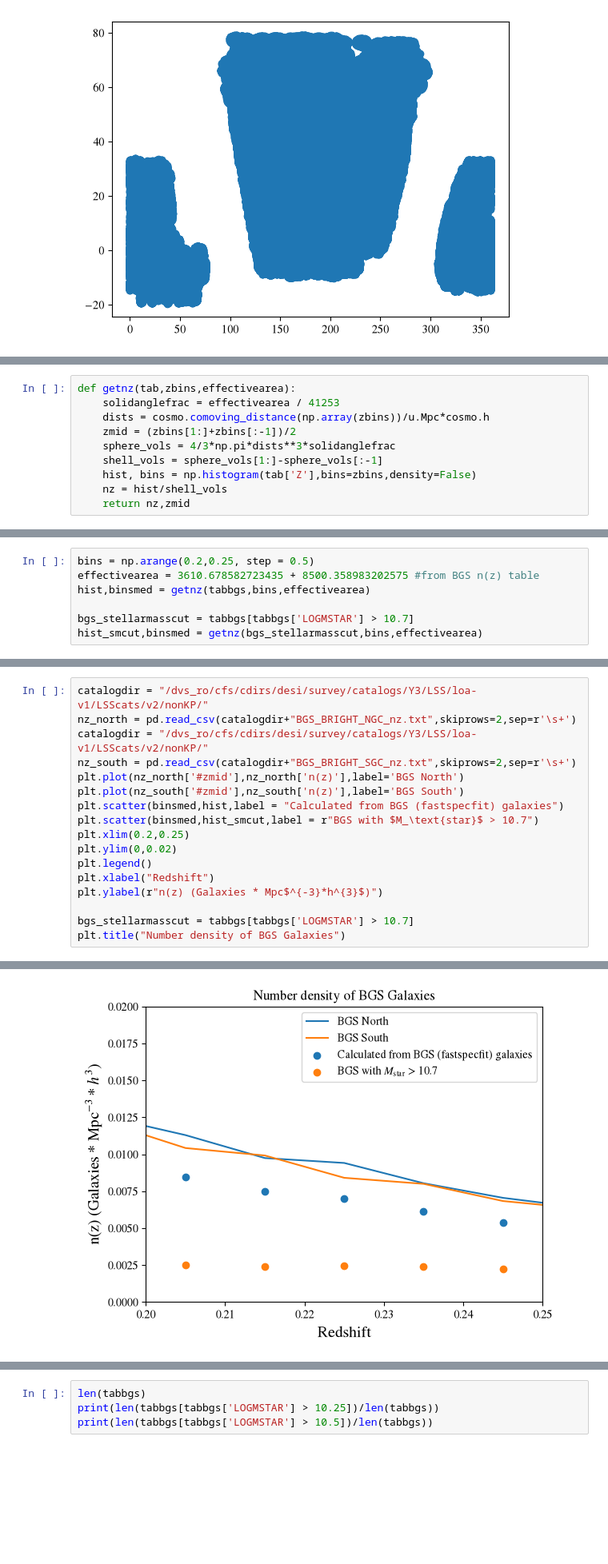
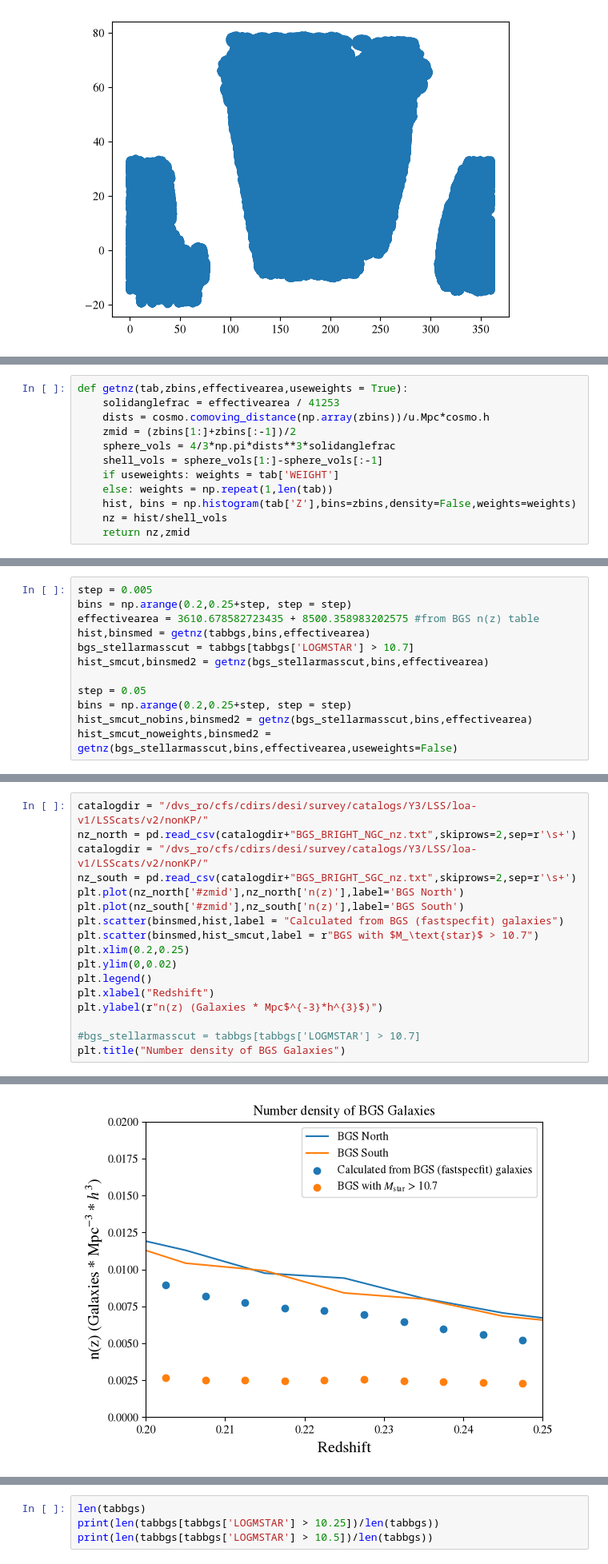
Before and after one commit to catherine-miller/bgsmaps, a Jupyter notebook: sample_density_selection.ipynb, the cells around one changed output, grey strips where cells are left out. Shown at 80% size. Saved outputs shown, nothing was run; the diff lists cells and outputs as text; blank space fills up the shorter version.

```diff
--- a/sample_density_selection.ipynb
+++ b/sample_density_selection.ipynb
@@ -61,10 +87,12 @@ plt.scatter(tabbgs['RA'],tabbgs['DEC'])
 # %%
-def getnz(tab,zbins,effectivearea):
+def getnz(tab,zbins,effectivearea,useweights = True):
     solidanglefrac = effectivearea / 41253
     dists = cosmo.comoving_distance(np.array(zbins))/u.Mpc*cosmo.h
     zmid = (zbins[1:]+zbins[:-1])/2
     sphere_vols = 4/3*np.pi*dists**3*solidanglefrac
     shell_vols = sphere_vols[1:]-sphere_vols[:-1]
-    hist, bins = np.histogram(tab['Z'],bins=zbins,density=False)
+    if useweights: weights = tab['WEIGHT']
+    else: weights = np.repeat(1,len(tab))
+    hist, bins = np.histogram(tab['Z'],bins=zbins,density=False,weights=weights)
     nz = hist/shell_vols
     return nz,zmid
@@ -75,8 +99,13 @@ np.float64(0.6766)
 # %%
-bins = np.arange(0.2,0.25, step = 0.5)
+step = 0.005
+bins = np.arange(0.2,0.25+step, step = step)
 effectivearea = 3610.678582723435 + 8500.358983202575 #from BGS n(z) table
 hist,binsmed = getnz(tabbgs,bins,effectivearea)
+bgs_stellarmasscut = tabbgs[tabbgs['LOGMSTAR'] > 10.7]
+hist_smcut,binsmed2 = getnz(bgs_stellarmasscut,bins,effectivearea)
 
-bgs_stellarmasscut = tabbgs[tabbgs['LOGMSTAR'] > 10.7]
-hist_smcut,binsmed = getnz(bgs_stellarmasscut,bins,effectivearea)
+step = 0.05
+bins = np.arange(0.2,0.25+step, step = step)
+hist_smcut_nobins,binsmed2 = getnz(bgs_stellarmasscut,bins,effectivearea)
+hist_smcut_noweights,binsmed2 = getnz(bgs_stellarmasscut,bins,effectivearea,useweights=False)
 # %%
@@ -86,23 +115,23 @@ print(hist_smcut)
 # %%
 catalogdir = "/dvs_ro/cfs/cdirs/desi/survey/catalogs/Y3/LSS/loa-v1/LSScats/v2/nonKP/"
 nz_north = pd.read_csv(catalogdir+"BGS_BRIGHT_NGC_nz.txt",skiprows=2,sep=r'\s+')
 catalogdir = "/dvs_ro/cfs/cdirs/desi/survey/catalogs/Y3/LSS/loa-v1/LSScats/v2/nonKP/"
 nz_south = pd.read_csv(catalogdir+"BGS_BRIGHT_SGC_nz.txt",skiprows=2,sep=r'\s+')
 plt.plot(nz_north['#zmid'],nz_north['n(z)'],label='BGS North')
 plt.plot(nz_south['#zmid'],nz_south['n(z)'],label='BGS South')
 plt.scatter(binsmed,hist,label = "Calculated from BGS (fastspecfit) galaxies")
 plt.scatter(binsmed,hist_smcut,label = r"BGS with $M_\text{star}$ > 10.7")
 plt.xlim(0.2,0.25)
 plt.ylim(0,0.02)
 plt.legend()
 plt.xlabel("Redshift")
 plt.ylabel(r"n(z) (Galaxies * Mpc$^{-3}*h^{3}$)")
 
-bgs_stellarmasscut = tabbgs[tabbgs['LOGMSTAR'] > 10.7]
+#bgs_stellarmasscut = tabbgs[tabbgs['LOGMSTAR'] > 10.7]
 plt.title("Number density of BGS Galaxies")
 # %% [output]
 Text(0.5, 1.0, 'Number density of BGS Galaxies')
-[figure, old version]
+[figure, new version]
 # %%
 fig, ax = plt.subplots()
 
```
Also changed, not shown: parts of 5 cells of this notebook, 4 other files.
